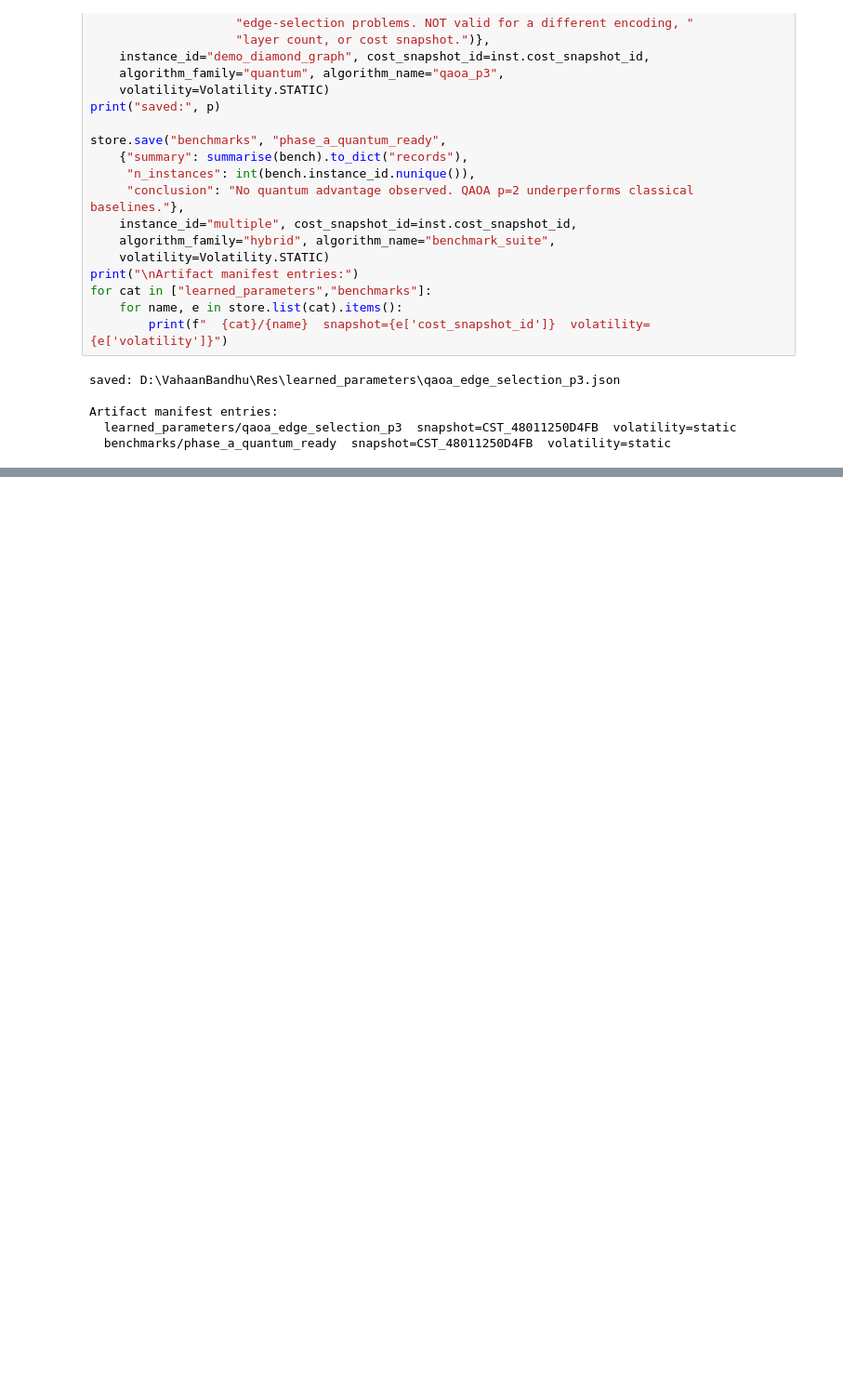
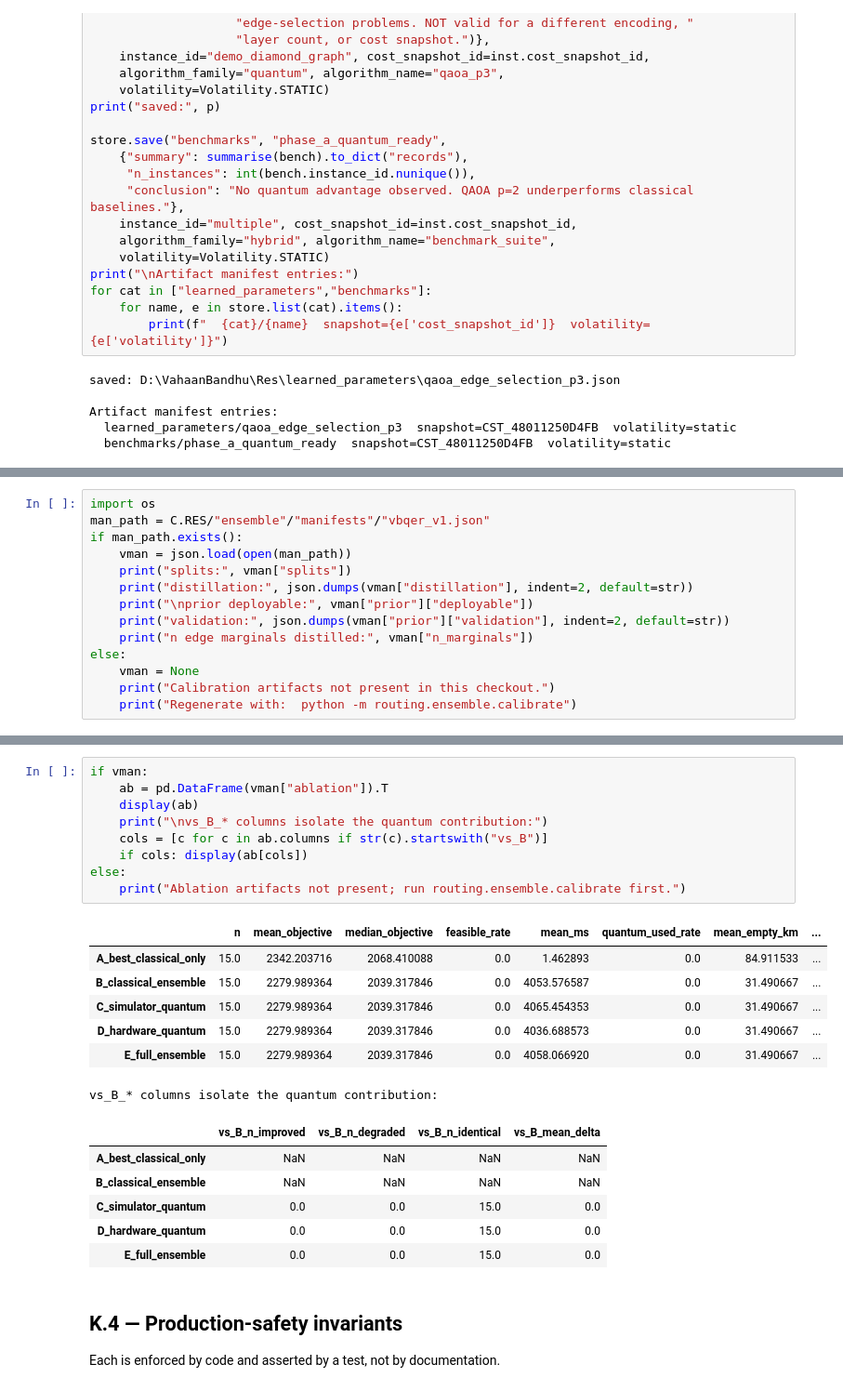
Before and after one commit to Niranjan1Praveen/VahaanBandhu, a Jupyter notebook: Research/route_optimization_classical_quantum.ipynb, the cells around one changed output, grey strips where cells are left out. Shown at 93% size. Saved outputs shown, nothing was run; the diff lists cells and outputs as text; blank space fills up the shorter version.

```diff
--- a/Research/route_optimization_classical_quantum.ipynb
+++ b/Research/route_optimization_classical_quantum.ipynb
@@ -916,0 +1407,14 @@ Artifact manifest entries:
+# %%
+import os
+man_path = C.RES/"ensemble"/"manifests"/"vbqer_v1.json"
+if man_path.exists():
+    vman = json.load(open(man_path))
+    print("splits:", vman["splits"])
+    print("distillation:", json.dumps(vman["distillation"], indent=2, default=str))
+    print("\nprior deployable:", vman["prior"]["deployable"])
+    print("validation:", json.dumps(vman["prior"]["validation"], indent=2, default=str))
+    print("n edge marginals distilled:", vman["n_marginals"])
+else:
+    vman = None
+    print("Calibration artifacts not present in this checkout.")
+    print("Regenerate with:  python -m routing.ensemble.calibrate")
@@ -916,0 +1454,27 @@ Artifact manifest entries:
+# %%
+if vman:
+    ab = pd.DataFrame(vman["ablation"]).T
+    display(ab)
+    print("\nvs_B_* columns isolate the quantum contribution:")
+    cols = [c for c in ab.columns if str(c).startswith("vs_B")]
+    if cols: display(ab[cols])
+else:
+    print("Ablation artifacts not present; run routing.ensemble.calibrate first.")
+# %% [output]
+|  | n | mean_objective | median_objective | feasible_rate | mean_ms | quantum_used_rate | mean_empty_km | ... |
+| A_best_classical_only | 15.0 | 2342.203716 | 2068.410088 | 0.0 | 1.462893 | 0.0 | 84.911533 | ... |
+| B_classical_ensemble | 15.0 | 2279.989364 | 2039.317846 | 0.0 | 4053.576587 | 0.0 | 31.490667 | ... |
+| C_simulator_quantum | 15.0 | 2279.989364 | 2039.317846 | 0.0 | 4065.454353 | 0.0 | 31.490667 | ... |
+| D_hardware_quantum | 15.0 | 2279.989364 | 2039.317846 | 0.0 | 4036.688573 | 0.0 | 31.490667 | ... |
+| E_full_ensemble | 15.0 | 2279.989364 | 2039.317846 | 0.0 | 4058.066920 | 0.0 | 31.490667 | ... |
+vs_B_* columns isolate the quantum contribution:
+|  | vs_B_n_improved | vs_B_n_degraded | vs_B_n_identical | vs_B_mean_delta |
+| A_best_classical_only | NaN | NaN | NaN | NaN |
+| B_classical_ensemble | NaN | NaN | NaN | NaN |
+| C_simulator_quantum | 0.0 | 0.0 | 15.0 | 0.0 |
+| D_hardware_quantum | 0.0 | 0.0 | 15.0 | 0.0 |
+| E_full_ensemble | 0.0 | 0.0 | 15.0 | 0.0 |
+# %% [markdown]
+## K.4 — Production-safety invariants
+
+Each is enforced by code and asserted by a test, not by documentation.
```
Also changed, not shown: parts of 39 cells of this notebook, 18 other files.
